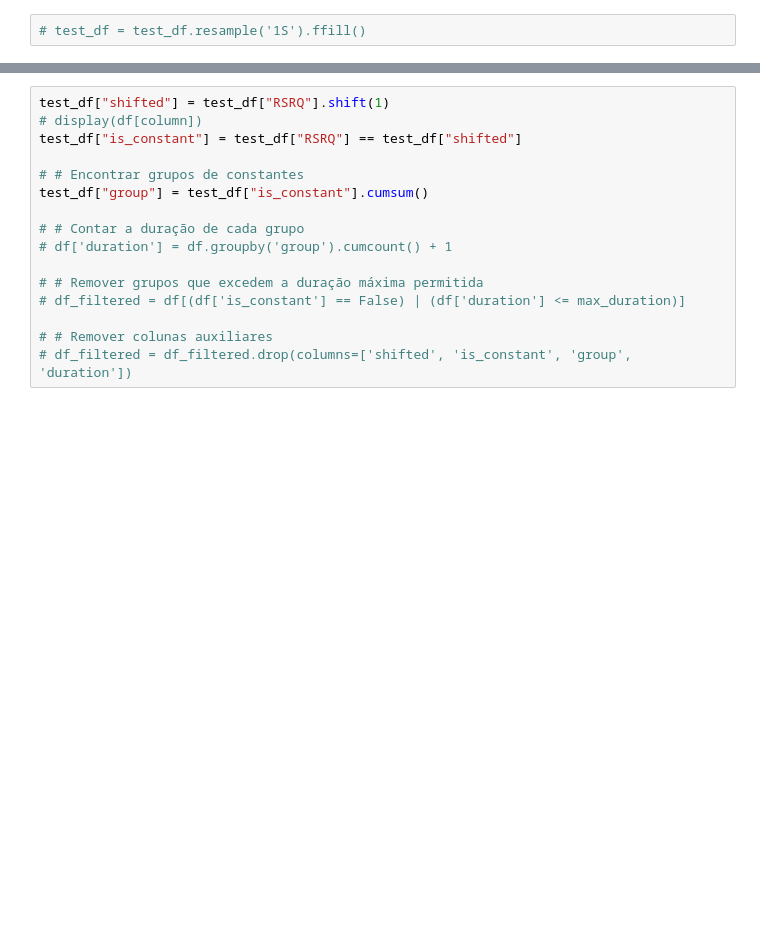
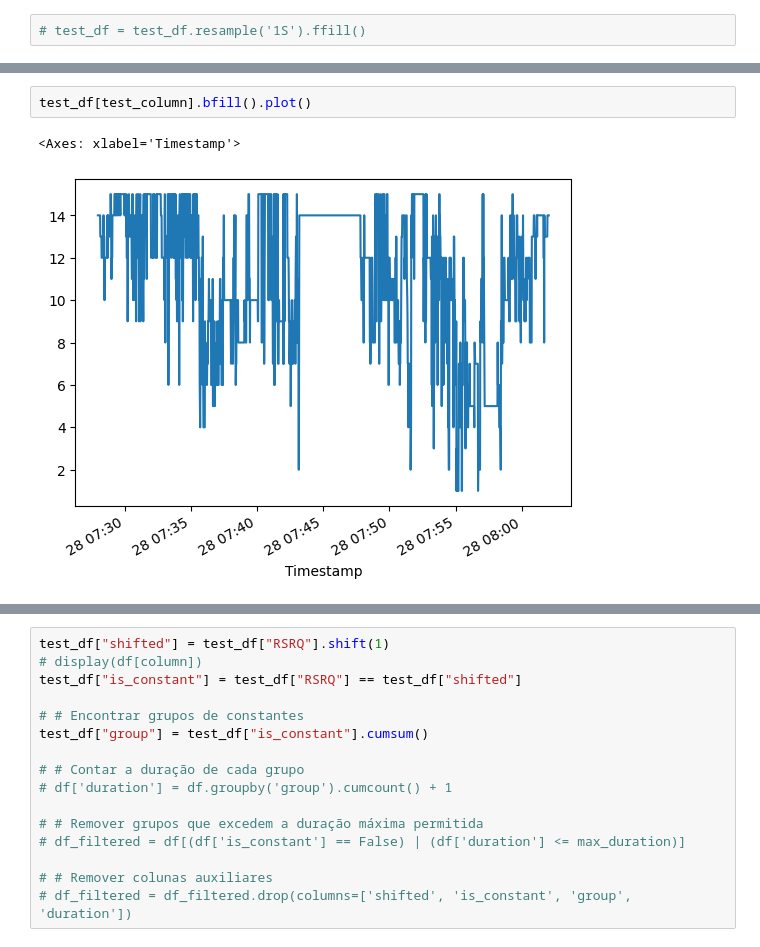
Before and after one commit to ejs94/5g-forecasting, a Jupyter notebook: notebooks/1_create_dataset.ipynb, the cells around one changed output, grey strips where cells are left out. Drawn from its saved outputs; the diff is of its cells as text; blank space fills up the shorter version.

```diff
--- a/notebooks/1_create_dataset.ipynb
+++ b/notebooks/1_create_dataset.ipynb
@@ -222,0 +255,5 @@ test_df["SNR"].bfill().plot()
+# %%
+test_df[test_column].bfill().plot()
+# %% [output]
+<Axes: xlabel='Timestamp'>
+[figure, added]
```
Also changed, not shown: parts of 15 cells of this notebook, 1 other file.
